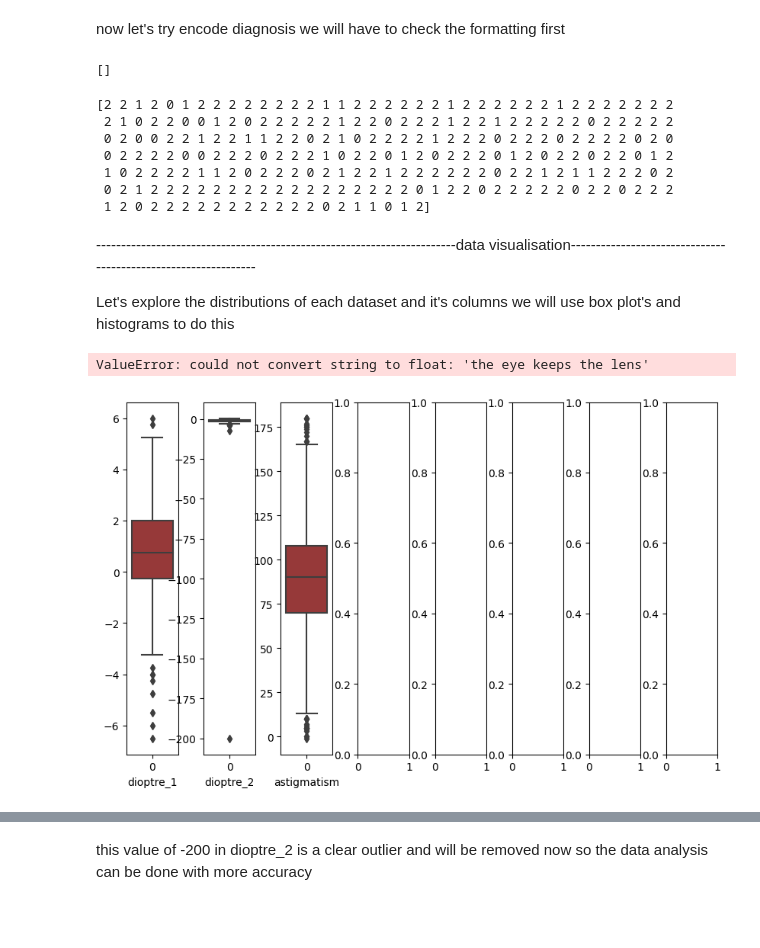
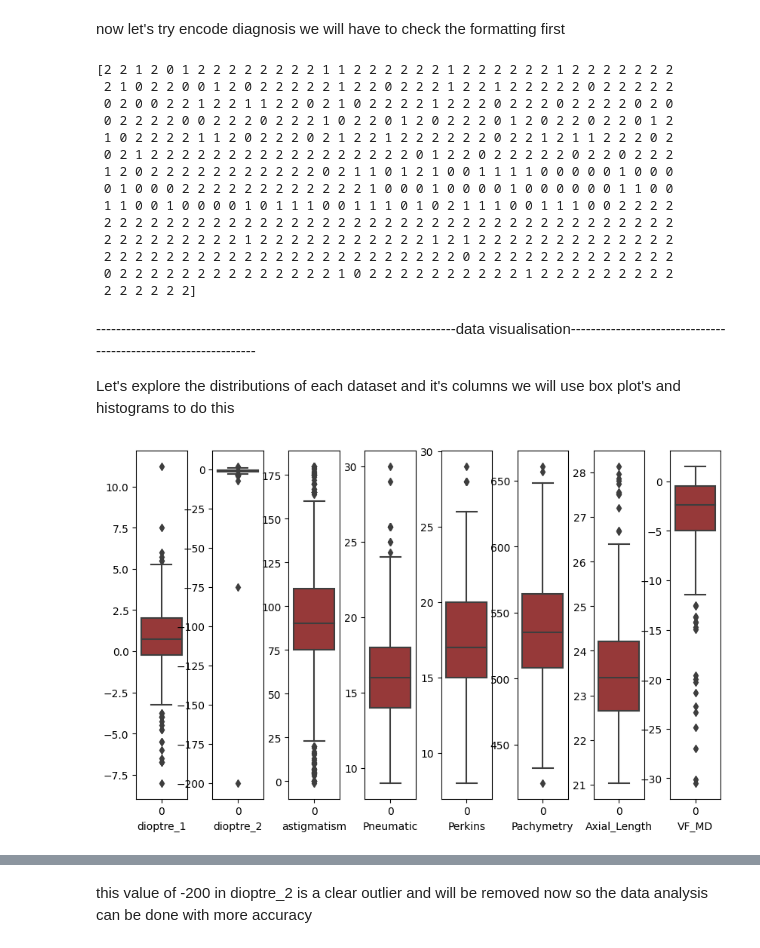
Before and after one commit to curranmaguire/data-Science-coursework, a Jupyter notebook: cgmj52_cleaner.ipynb, the cells around one changed output, grey strips where cells are left out. Drawn from its saved outputs; the diff is of its cells as text; code cells hidden in the pictures; blank space fills up the shorter version.

```diff
--- a/cgmj52_cleaner.ipynb
+++ b/cgmj52_cleaner.ipynb
@@ -228,12 +124,18 @@ print(os['Phakic/Pseudophakic'].values)
 # %% [markdown]
 now let's try encode diagnosis we will have to check the formatting first
 # %%
-check_formatting(od,'Diagnosis', ['glaucoma','suspicious', 'healthy'])
+wrong_formats = check_formatting(combined_df,'Diagnosis', ['glaucoma','suspicious', 'healthy'])
-# %% [output]
-[]
+# %%
+for i in wrong_formats:
+    if i[0] == 'h' or i[0] == 'H':
+        combined_df.loc[combined_df['Diagnosis'] == i, 'Diagnosis'] = 2
+    if i[0] == 'g' or i[0] == 'G':
+        combined_df.loc[combined_df['Diagnosis'] == i, 'Diagnosis'] = 0
+    if i[0] == 'S':
+        combined_df.loc[combined_df['Diagnosis'] == i, 'Diagnosis'] = 1
 # %%
-encode_strings(od, 'Diagnosis', [('glaucoma',0) ,('suspicious', 1), ('healthy', 2)])
-print(od['Diagnosis'].values)
+encode_strings(combined_df, 'Diagnosis', [('glaucoma',0) ,('suspicious', 1), ('healthy', 2)])
+print(combined_df['Diagnosis'].values)
 # %% [output]
 [2 2 1 2 0 1 2 2 2 2 2 2 2 2 1 1 2 2 2 2 2 2 1 2 2 2 2 2 2 1 2 2 2 2 2 2 2
  2 1 0 2 2 0 0 1 2 0 2 2 2 2 2 1 2 2 0 2 2 2 1 2 2 1 2 2 2 2 2 0 2 2 2 2 2
@@ -241,7 +143,14 @@ print(od['Diagnosis'].values)
  0 2 2 2 2 0 0 2 2 2 0 2 2 2 1 0 2 2 0 1 2 0 2 2 2 0 1 2 0 2 2 0 2 2 0 1 2
  1 0 2 2 2 2 1 1 2 0 2 2 2 0 2 1 2 2 1 2 2 2 2 2 2 0 2 2 1 2 1 1 2 2 2 0 2
  0 2 1 2 2 2 2 2 2 2 2 2 2 2 2 2 2 2 2 2 0 1 2 2 0 2 2 2 2 2 0 2 2 0 2 2 2
- 1 2 0 2 2 2 2 2 2 2 2 2 2 2 0 2 1 1 0 1 2]
+ 1 2 0 2 2 2 2 2 2 2 2 2 2 2 0 2 1 1 0 1 2 1 0 0 1 1 1 1 0 0 0 0 0 1 0 0 0
+ 0 1 0 0 0 2 2 2 2 2 2 2 2 2 2 2 2 1 0 0 0 1 0 0 0 0 1 0 0 0 0 0 0 1 1 0 0
+ 1 1 0 0 1 0 0 0 0 1 0 1 1 1 0 0 1 1 1 0 1 0 2 1 1 1 0 0 1 1 1 0 0 2 2 2 2
+ 2 2 2 2 2 2 2 2 2 2 2 2 2 2 2 2 2 2 2 2 2 2 2 2 2 2 2 2 2 2 2 2 2 2 2 2 2
+ 2 2 2 2 2 2 2 2 2 1 2 2 2 2 2 2 2 2 2 2 2 1 2 1 2 2 2 2 2 2 2 2 2 2 2 2 2
+ 2 2 2 2 2 2 2 2 2 2 2 2 2 2 2 2 2 2 2 2 2 2 2 0 2 2 2 2 2 2 2 2 2 2 2 2 2
+ 0 2 2 2 2 2 2 2 2 2 2 2 2 2 2 1 0 2 2 2 2 2 2 2 2 2 2 1 2 2 2 2 2 2 2 2 2
+ 2 2 2 2 2 2]
 # %% [markdown]
 ------------------------------------------------------------------------data visualisation---------------------------------------------------------------
 
@@ -249,15 +158,14 @@ Let's explore the distributions of each dataset and it's columns we will use box
 # %%
 def box_plot_columns(df,ids):
 
     fig, ax = plt.subplots(1, len(ids), figsize=(10, 6))
     plt.subplots_adjust(wspace=0.5)
     for i in range(len(ids)):
         sns.boxplot(data=df[ids[i]], ax=ax[i],color='brown',)
         ax[i].set_xlabel(ids[i])
 
 
-box_plot_columns(od, ['dioptre_1', 'dioptre_2','astigmatism', 'Pneumatic', 'Perkins',
+box_plot_columns(combined_df, ['dioptre_1', 'dioptre_2','astigmatism', 'Pneumatic', 'Perkins',
        'Pachymetry', 'Axial_Length', 'VF_MD'])
 # %% [output]
-ValueError: could not convert string to float: 'the eye keeps the lens'
-[figure, old version]
+[figure, new version]
```
Also changed, not shown: parts of 36 cells of this notebook, 3 other files.
